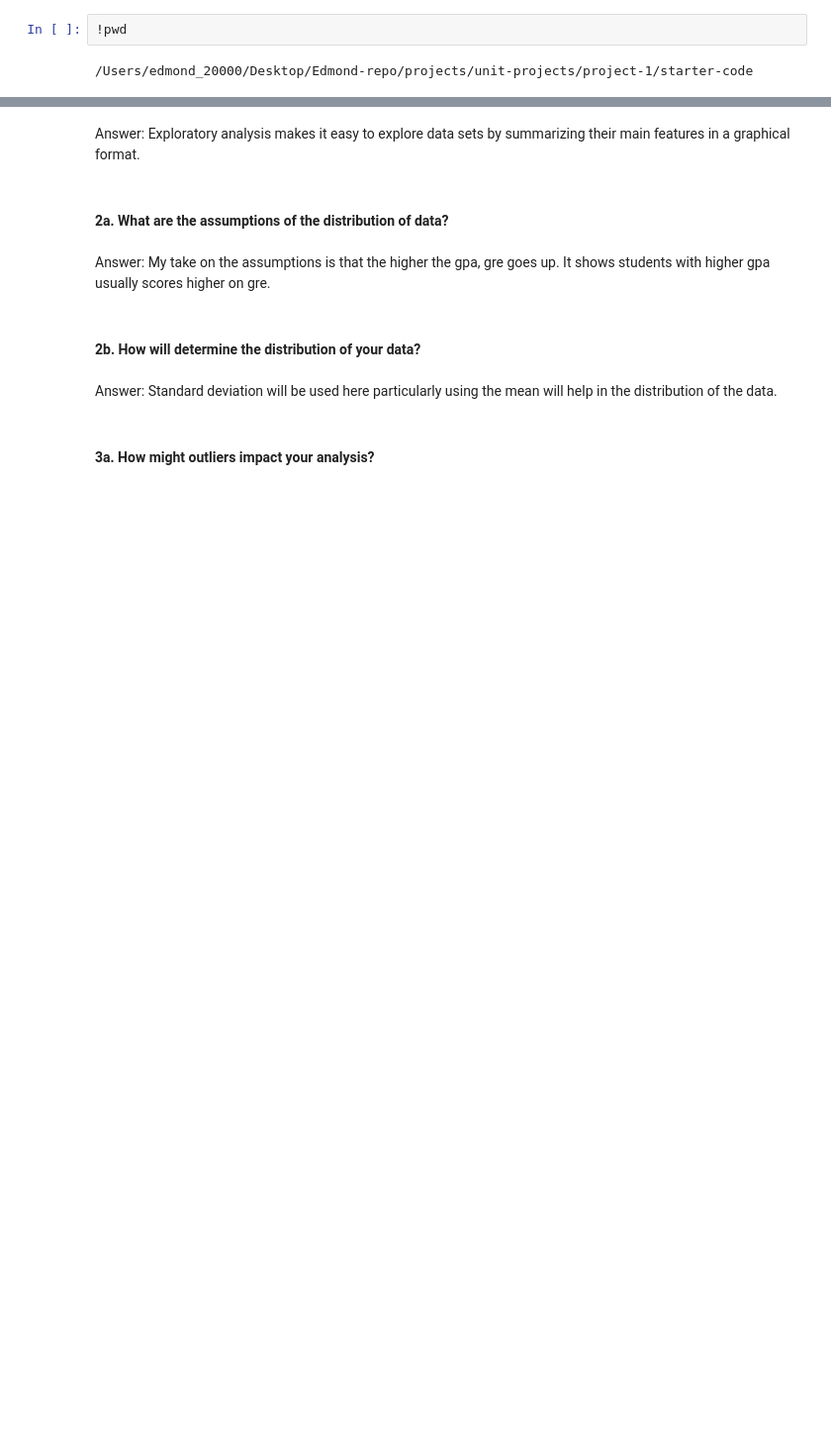
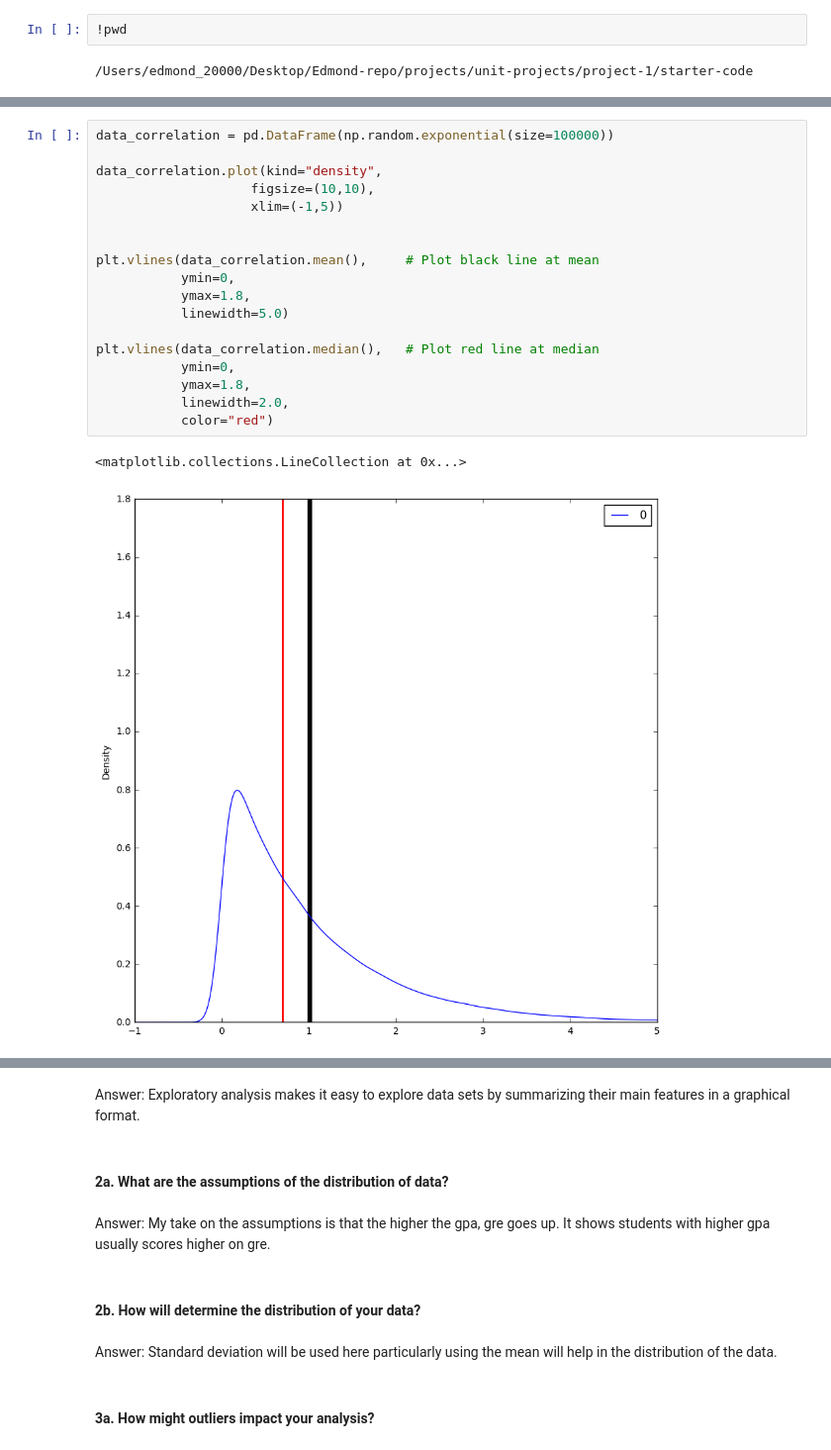
Before and after one commit to edmond24/Edmond-repo, a Jupyter notebook: projects/unit-projects/project-1/starter-code/project1-starter.ipynb, the cells around one changed output, grey strips where cells are left out. Shown at 99% size. Drawn from its saved outputs; the diff is of its cells as text; blank space fills up the shorter version.

```diff
--- a/projects/unit-projects/project-1/starter-code/project1-starter.ipynb
+++ b/projects/unit-projects/project-1/starter-code/project1-starter.ipynb
@@ -90,0 +127,21 @@ orig_data.head()
+# %%
+data_correlation = pd.DataFrame(np.random.exponential(size=100000))
+
+data_correlation.plot(kind="density",
+                    figsize=(10,10),
+                    xlim=(-1,5))
+
+
+plt.vlines(data_correlation.mean(),     # Plot black line at mean
+           ymin=0,
+           ymax=1.8,
+           linewidth=5.0)
+
+plt.vlines(data_correlation.median(),   # Plot red line at median
+           ymin=0,
+           ymax=1.8,
+           linewidth=2.0,
+           color="red")
+# %% [output]
+<matplotlib.collections.LineCollection at 0x...>
+[figure, added]
```
Also changed, not shown: parts of 41 cells of this notebook.
